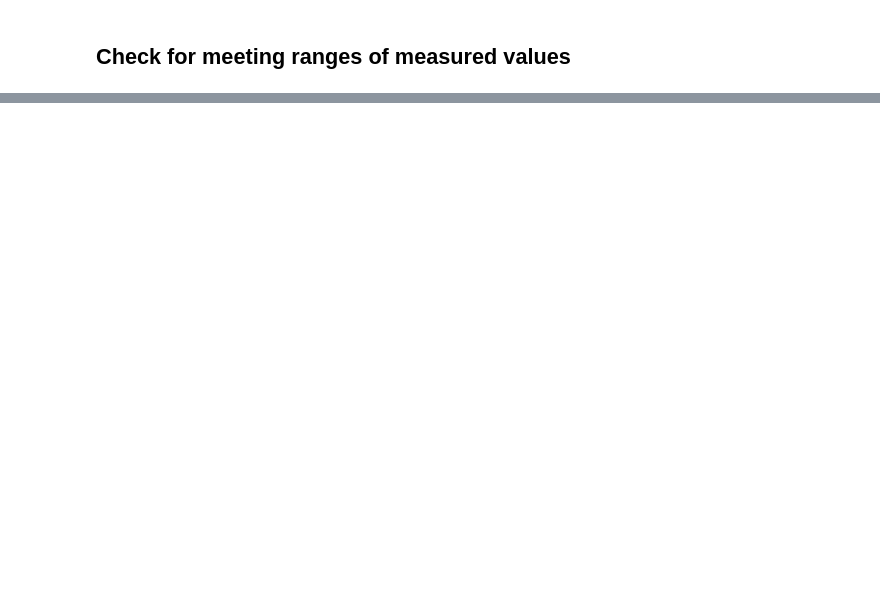
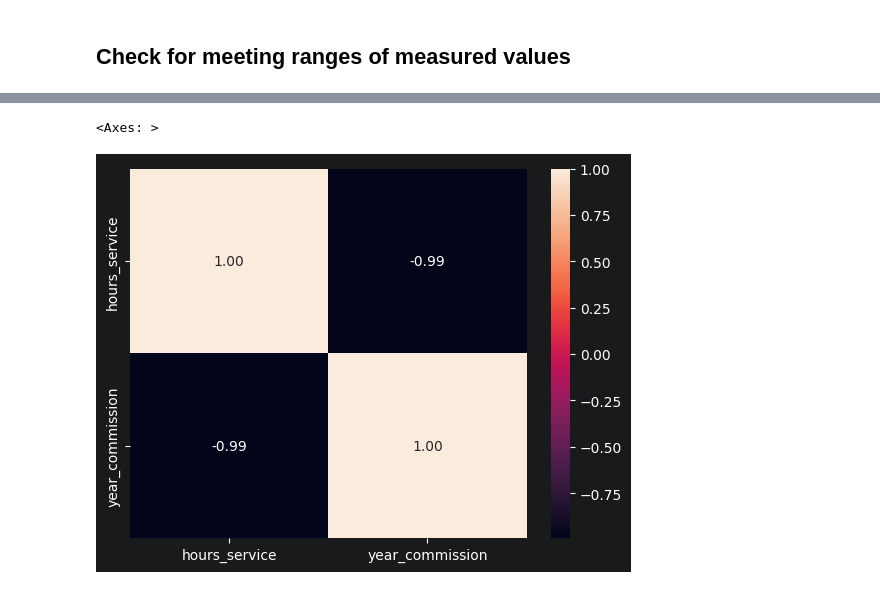
Before and after one commit to yegor-vin/Intelligent-data-analysis--project, a Jupyter notebook: phase-1.ipynb, the cells around one changed output, grey strips where cells are left out. Cells and saved outputs as stored; diff of their text form; code cells hidden in the pictures; blank space fills up the shorter version.

```diff
--- a/phase-1.ipynb
+++ b/phase-1.ipynb
@@ -300,6 +322,8 @@ rdngsAtt = ["currentMotor", "dpFilter", "oilTemperature", "reservoirPressure",
   "pressureOil", "rms_vibration", "flowmeter", "humidity_intake", "noiseAmbient", "dischargeDewpoint"]
 gtwsAtt = ["Lat", "Lon",
 "signal_dbm"]
+unitsAtt= ["hours_service", "year_commission"]
+
 
 def attributeDescription(df, attributes):
     for attribute in attributes:
@@ -315,6 +339,7 @@ def attributeDescription(df, attributes):
 
 attributeDescription(readings, rdngsAtt)
 attributeDescription(gateways, gtwsAtt)
+attributeDescription(units, unitsAtt)
 # %% [output]
 count       15572.000000
 mean            5.296595
@@ -517,0 +579,5 @@ Many identical values at the exact maximum (`count_at_max`, e.g. `reservoirPress
+# %%
+sns.heatmap(units[unitsAtt].corr(numeric_only=True), annot=True, fmt=".2f")
+# %% [output]
+<Axes: >
+[figure, added]
```
Also changed, not shown: parts of 28 cells of this notebook.
